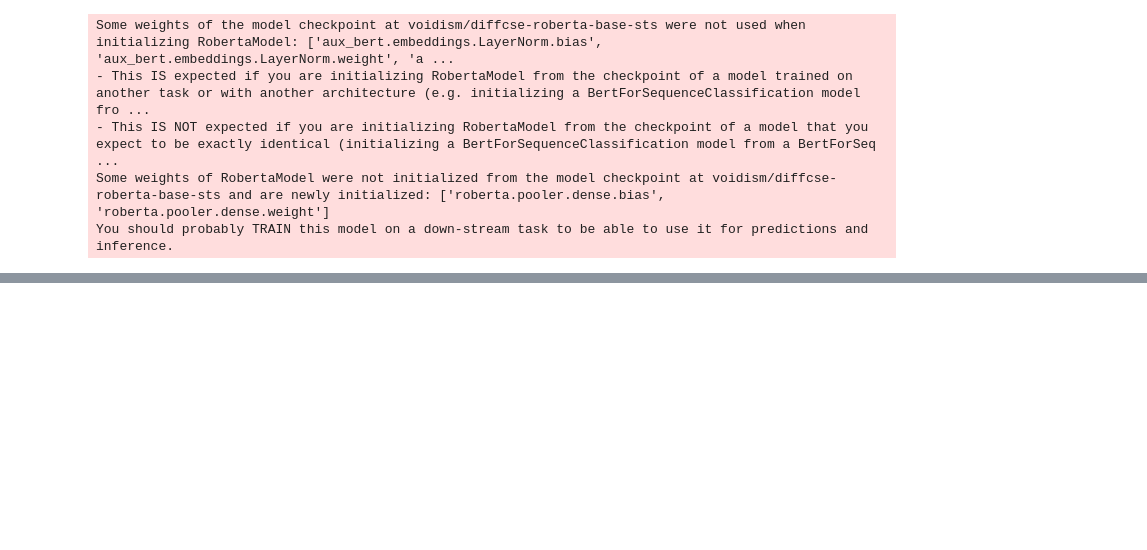
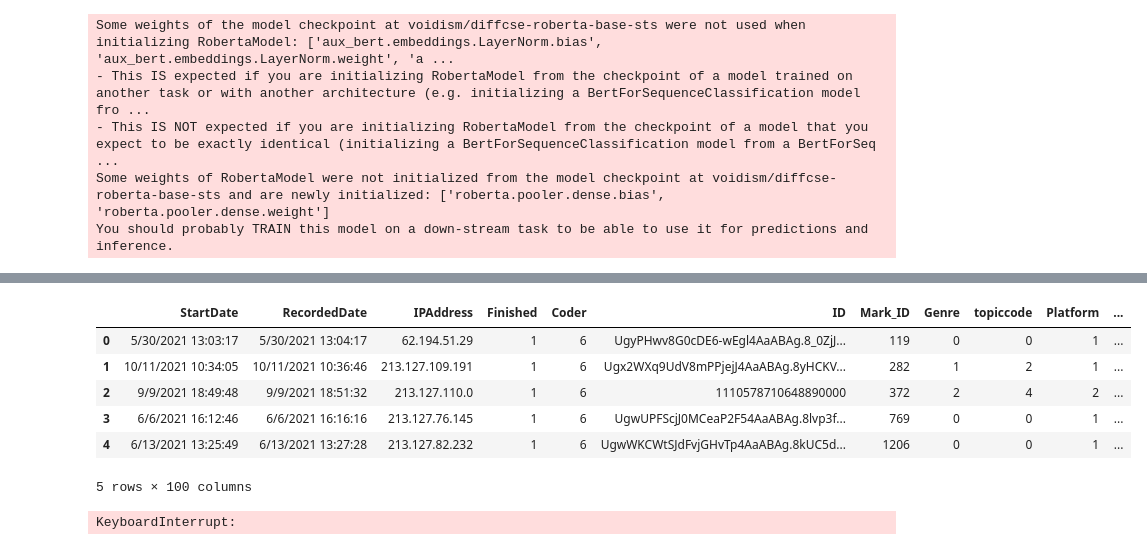
Before and after one commit to cl-trier/TWON-Exploration, a Jupyter notebook: 33--Diversity of PublicSphere-data.ipynb, the cells around one changed output, grey strips where cells are left out. Drawn from its saved outputs; the diff is of its cells as text; code cells hidden in the pictures; blank space fills up the shorter version.

```diff
--- a/33--Diversity of PublicSphere-data.ipynb
+++ b/33--Diversity of PublicSphere-data.ipynb
@@ -327,0 +676,39 @@ KeyboardInterrupt:
+# %%
+#load data:
+dataset_prompt = pd.read_parquet(f'{CFG.report_dir}/pubsphere.claim_embed.parquet')
+dataset_prompt.head()
+# %% [output]
+|  | StartDate | RecordedDate | IPAddress | Finished | Coder | ID | Mark_ID | Genre | topiccode | Platform | ... |
+| 0 | 5/30/2021 13:03:17 | 5/30/2021 13:04:17 | 62.194.51.29 | 1 | 6 | UgyPHwv8G0cDE6-wEgl4AaABAg.8_0ZjJ... | 119 | 0 | 0 | 1 | ... |
+| 1 | 10/11/2021 10:34:05 | 10/11/2021 10:36:46 | 213.127.109.191 | 1 | 6 | Ugx2WXq9UdV8mPPjejJ4AaABAg.8yHCKV... | 282 | 1 | 2 | 1 | ... |
+| 2 | 9/9/2021 18:49:48 | 9/9/2021 18:51:32 | 213.127.110.0 | 1 | 6 | 1110578710648890000 | 372 | 2 | 4 | 2 | ... |
+| 3 | 6/6/2021 16:12:46 | 6/6/2021 16:16:16 | 213.127.76.145 | 1 | 6 | UgwUPFScjJ0MCeaP2F54AaABAg.8lvp3f... | 769 | 0 | 0 | 1 | ... |
+| 4 | 6/13/2021 13:25:49 | 6/13/2021 13:27:28 | 213.127.82.232 | 1 | 6 | UgwWKCWtSJdFvjGHvTp4AaABAg.8kUC5d... | 1206 | 0 | 0 | 1 | ... |
+5 rows × 100 columns
+# %%
+#do we find differences between platforms, topics and genres in the claims made, based on the embeddings of the claims?
+grouped_data = dataset_prompt.groupby("Platform")
+dist = torch.nn.PairwiseDistance()
+resultsplatform: typing.Dict[typing.Tuple[str, str], float] = {}
+for model_1, c_1 in tqdm.tqdm(grouped_data['claim_optdef_embed_MXBAI'], total=grouped_data.ngroups):
+    for model_2, c_2 in tqdm.tqdm(grouped_data['claim_optdef_embed_MXBAI'], total=grouped_data.ngroups):
+
+        if (
+            (model_1, model_2) in resultsplatform.keys() or
+            (model_2, model_1) in resultsplatform.keys()
+        ):
+            continue
+
+        res = sum([
+            sum(dist(
+                torch.tensor(np.array(v_1)),
+                torch.tensor(np.array(c_2.tolist()))
+                )) / len(c_2)
+            for v_1 in c_1
+        ]) / len(c_1)
+
+        resultsplatform[(model_1, model_2)] = res
+
+        print(f'{model_1}:{model_2}:{res.item()}')
+# %% [output]
+KeyboardInterrupt:
```
Also changed, not shown: parts of 36 cells of this notebook, 5 other files.
